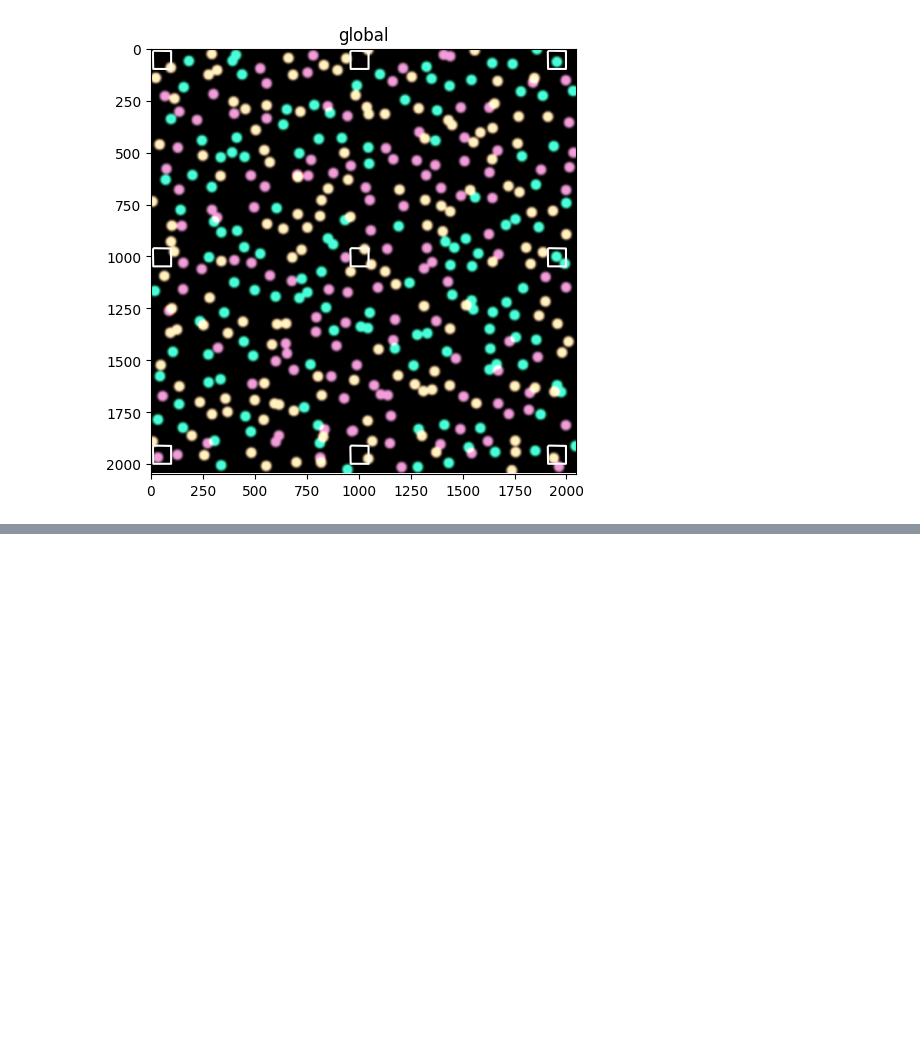
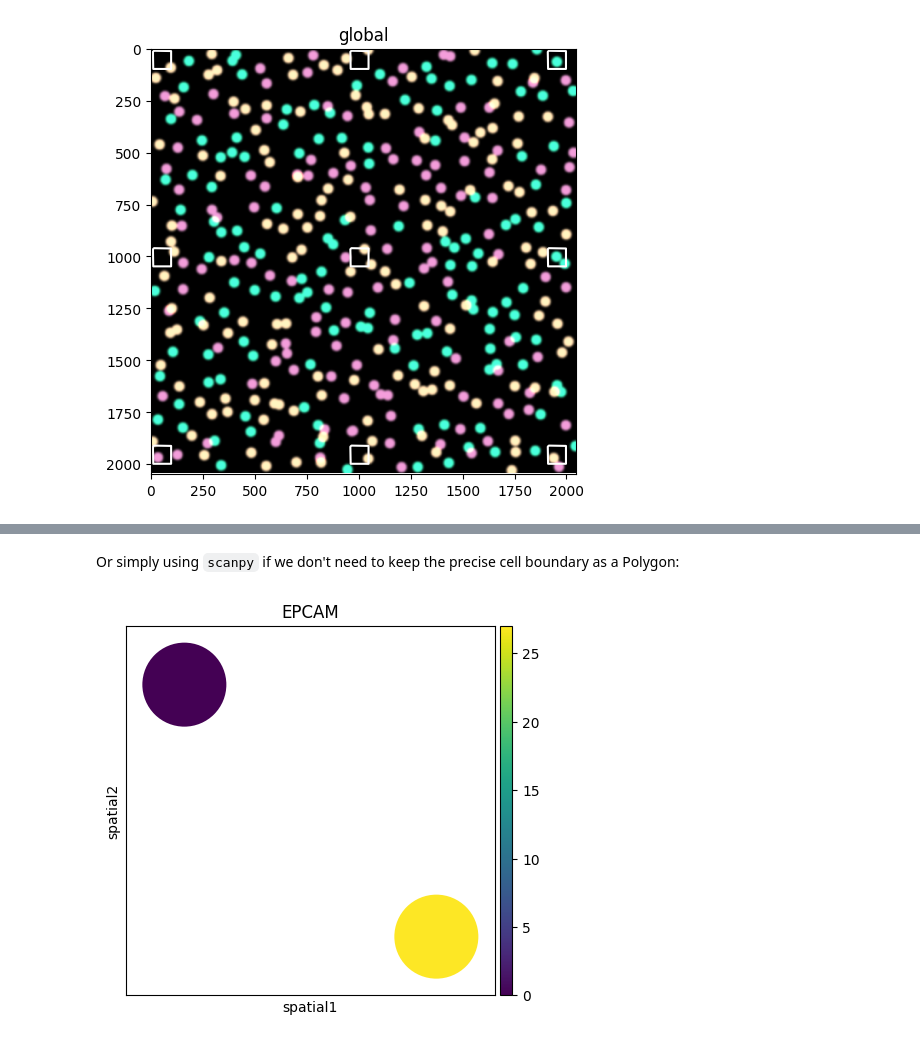
Before and after one commit to psgundla/sopa, a Jupyter notebook: docs/tutorials/custom_segmentation.ipynb, the cells around one changed output, grey strips where cells are left out. Saved outputs shown, nothing was run; the diff lists cells and outputs as text; code cells hidden in the pictures; blank space fills up the shorter version.

```diff
--- a/docs/tutorials/custom_segmentation.ipynb
+++ b/docs/tutorials/custom_segmentation.ipynb
@@ -166,0 +198,8 @@ external_sdata.pl.render_images(image_key).pl.render_shapes(
+# %% [markdown]
+Or simply using `scanpy` if we don't need to keep the precise cell boundary as a Polygon:
+# %%
+import scanpy as sc
+
+sc.pl.spatial(adata, color="EPCAM", spot_size=20)
+# %% [output]
+[figure, added]
```
Also changed, not shown: parts of 20 cells of this notebook, 1 other file.
